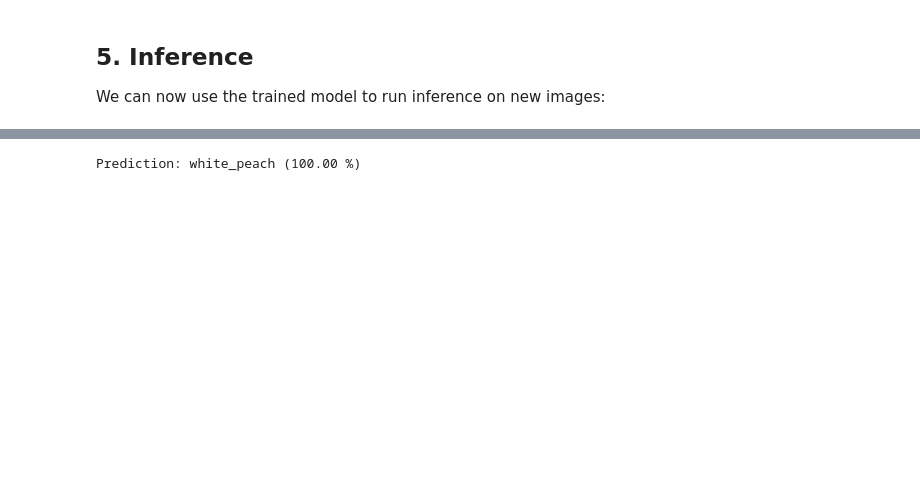
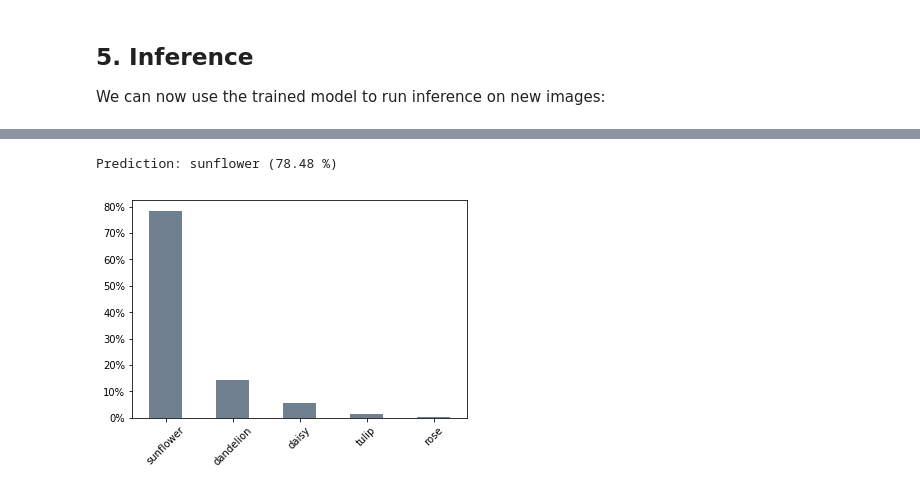
Before and after one commit to ksanjeevan/seeing-the-world, a Jupyter notebook: tutorial.ipynb, the cells around one changed output, grey strips where cells are left out. Saved outputs shown, nothing was run; the diff lists cells and outputs as text; code cells hidden in the pictures; blank space fills up the shorter version.

```diff
--- a/tutorial.ipynb
+++ b/tutorial.ipynb
@@ -396,3 +388,38 @@ def preprocess_image(image):
+# %%
+# Let's define the preprocessing that an image has
+# to go through before feeding it into the net
+def preprocess_image(image):
+    # Resize to a network's size
+    image = cv2.resize(image, (224,224))
+    # Add "batch dimension"
+    image = np.expand_dims(image, 0)
+    # Normalize since we scaled for augmentation
+    image = image / 255
+    return  image
+# %%
+# Let's write our inference function
+def single_image_inf(model, path):
+    # Read in image (account for bgr -> rgb)
+    img = cv2.imread(path)[:,:,::-1]
+
+    # By calling `predict` on our model, we can run
+    # inference on our processed image
+    output = model.predict( preprocess_image(img) )[0]
+
+    # Format output
+    s = pd.Series(output, index=[decode_map[i] for i in range(train_gen.num_classes)])
+
+    # Plot output
+    ax = s.sort_values(ascending=False).plot(kind='bar',
+                                             rot=45,
+                                            color='slategrey')
+    vals = ax.get_yticks()
+    a = ax.set_yticklabels(['{:,.0%}'.format(x) for x in vals])
+
+    # Find winner
+    label = s.idxmax()
+    score = s.max()
+    print('Prediction: %s (%.2f %%)'%(label, score*100))
 # %%
 img = cv2.imread('plots/prova.jpg')[:,:,::-1]
 plt.axis('off')
@@ -403,17 +430,12 @@ plt.imshow(img)
-# %%
-from keras.applications import VGG16
-model = update_model(VGG16(), 12)
-
-#model.load_weights('tutorial_weights.h5')
-model.load_weights('logs/run_2/trained_weights.h5')
-output = model.predict( preprocess_image(img) )[0]
-
-winning_ind = np.argmax(output)
-
-label = decode_map[winning_ind]
-score = output[winning_ind]
-
-
-print('Prediction: %s (%.2f %%)'%(label, score*100))
-# %% [output]
-Prediction: white_peach (100.00 %)
+# %%
+# Let's create a new model and load in our trained weights
+from keras.applications import VGG16
+model2 = update_model(VGG16(), train_gen.num_classes)
+
+model2.load_weights('tutorial_weights.h5')
+# %%
+# And now run inference for it
+single_image_inf(model2, 'plots/prova.jpg')
+# %% [output]
+Prediction: sunflower (78.48 %)
+[figure, added]
```
Also changed, not shown: parts of 13 cells of this notebook, 2 other files.
